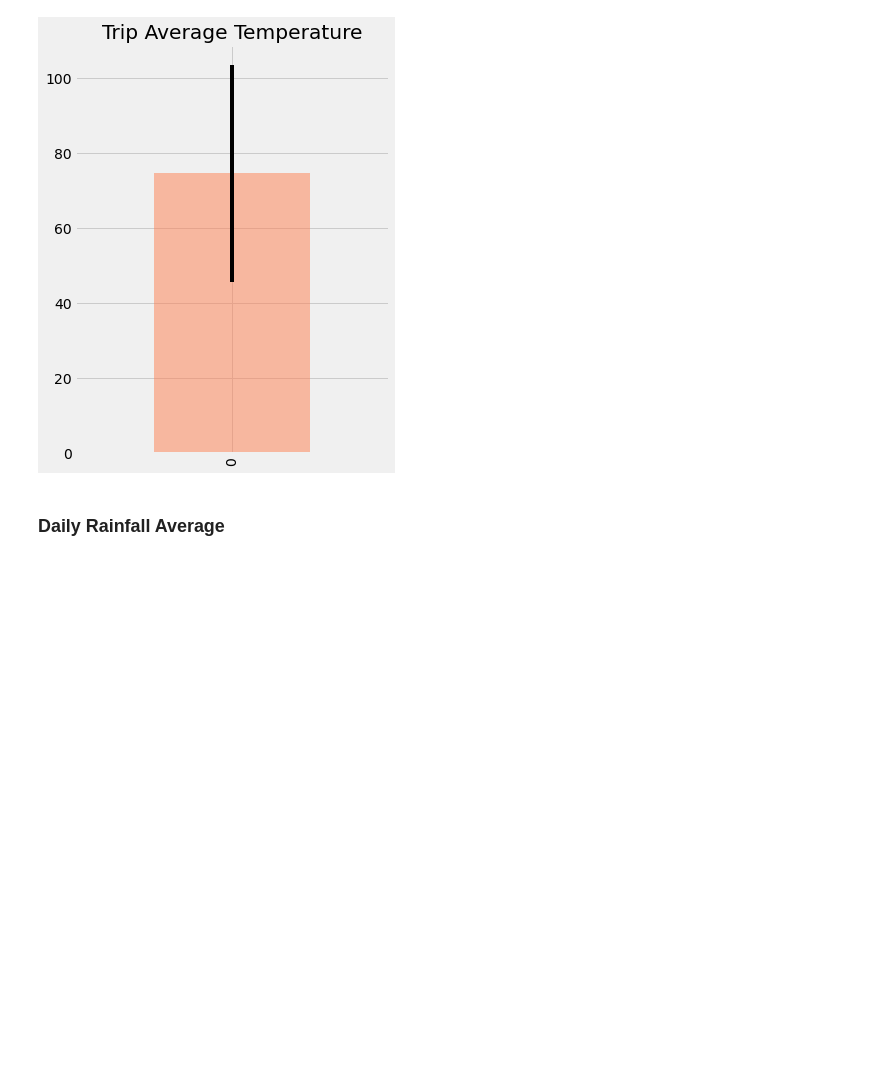
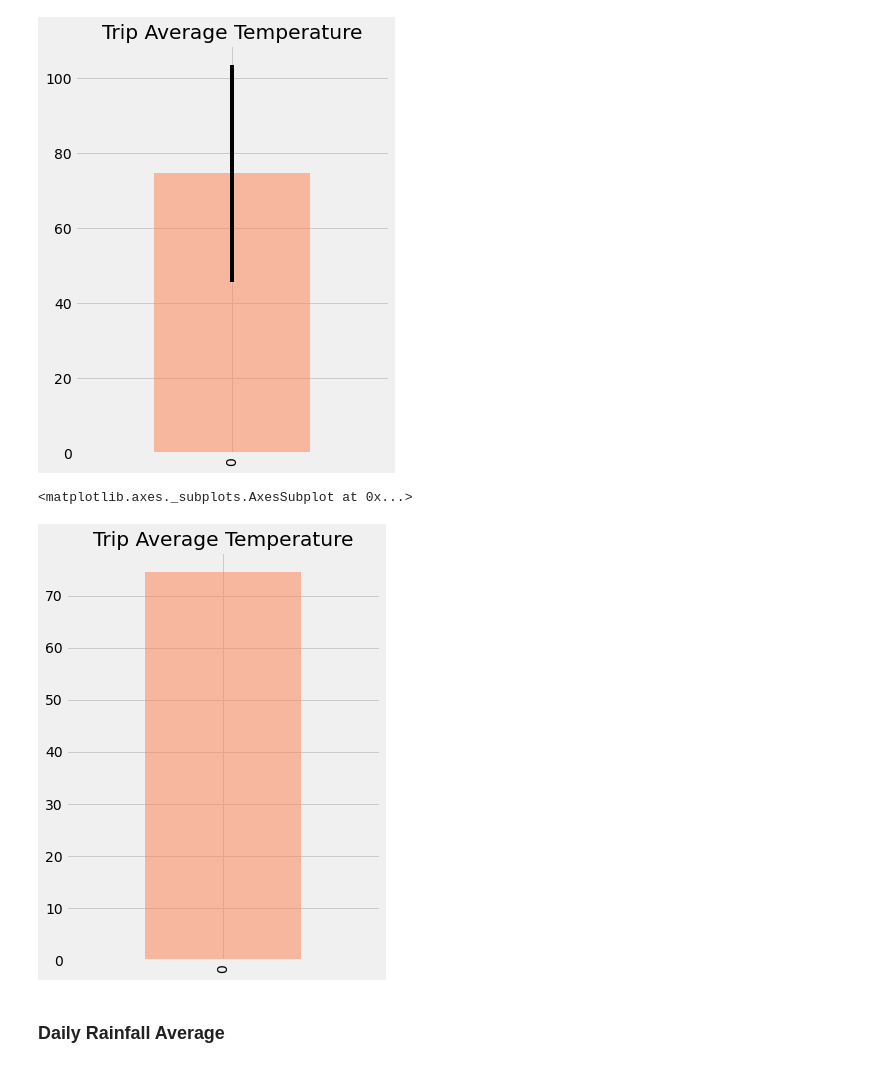
Before and after one commit to SrideviMadduri/Climate_Analysis_Exploration_sqlAlchemy, a Jupyter notebook: solved/temp_analysis_bonus_2_starter.ipynb, the cells around one changed output. Saved outputs shown, nothing was run; the diff lists cells and outputs as text; code cells hidden in the pictures; blank space fills up the shorter version.

```diff
--- a/solved/temp_analysis_bonus_2_starter.ipynb
+++ b/solved/temp_analysis_bonus_2_starter.ipynb
@@ -95,6 +95,13 @@ df.plot.bar(y="TAVG", yerr=(df["TMAX"] - df["TMIN"]),
 # %% [output]
 <matplotlib.axes._subplots.AxesSubplot at 0x...>
 [figure]
+# %%
+df.plot.bar(y="TAVG",
+                    title="Trip Average Temperature", color="coral",
+                    alpha=0.5, figsize=(5,7), legend=None)
+# %% [output]
+<matplotlib.axes._subplots.AxesSubplot at 0x...>
+[figure, added]
 # %% [markdown]
 ### Daily Rainfall Average
 # %%
```
Also changed, not shown: parts of 6 cells of this notebook.
